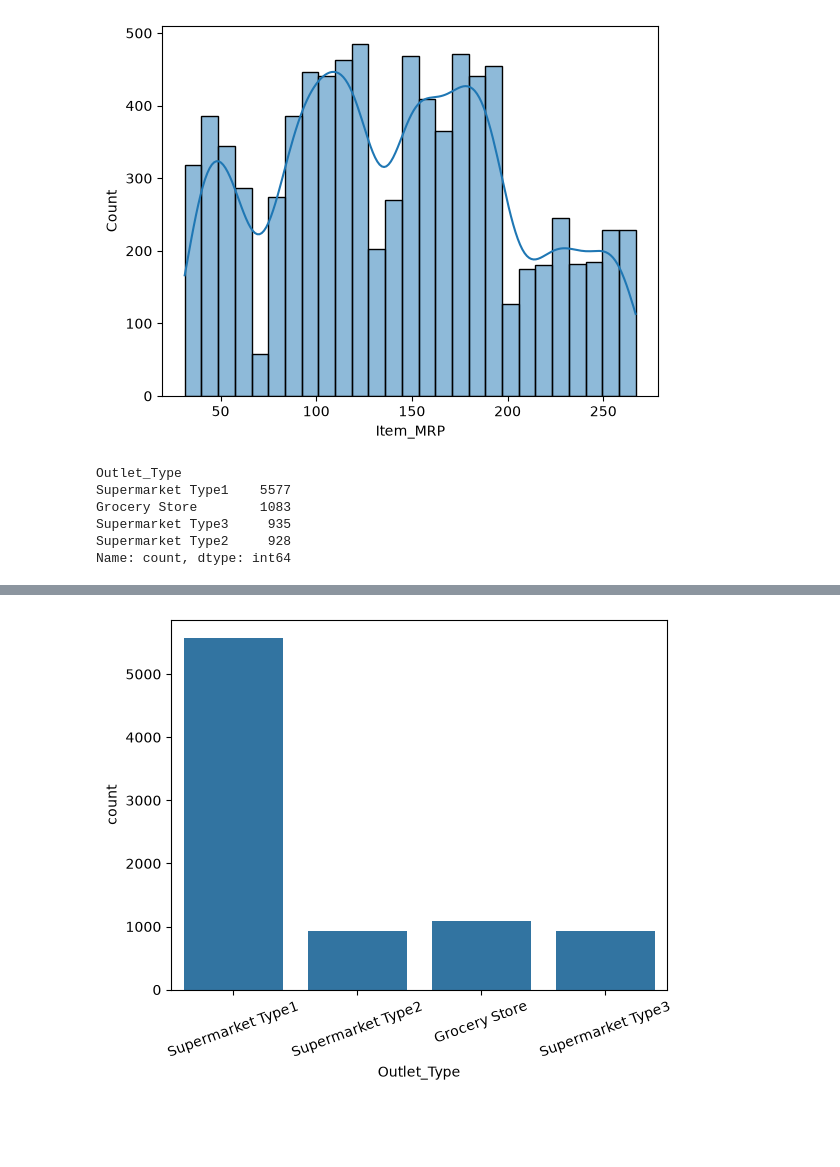
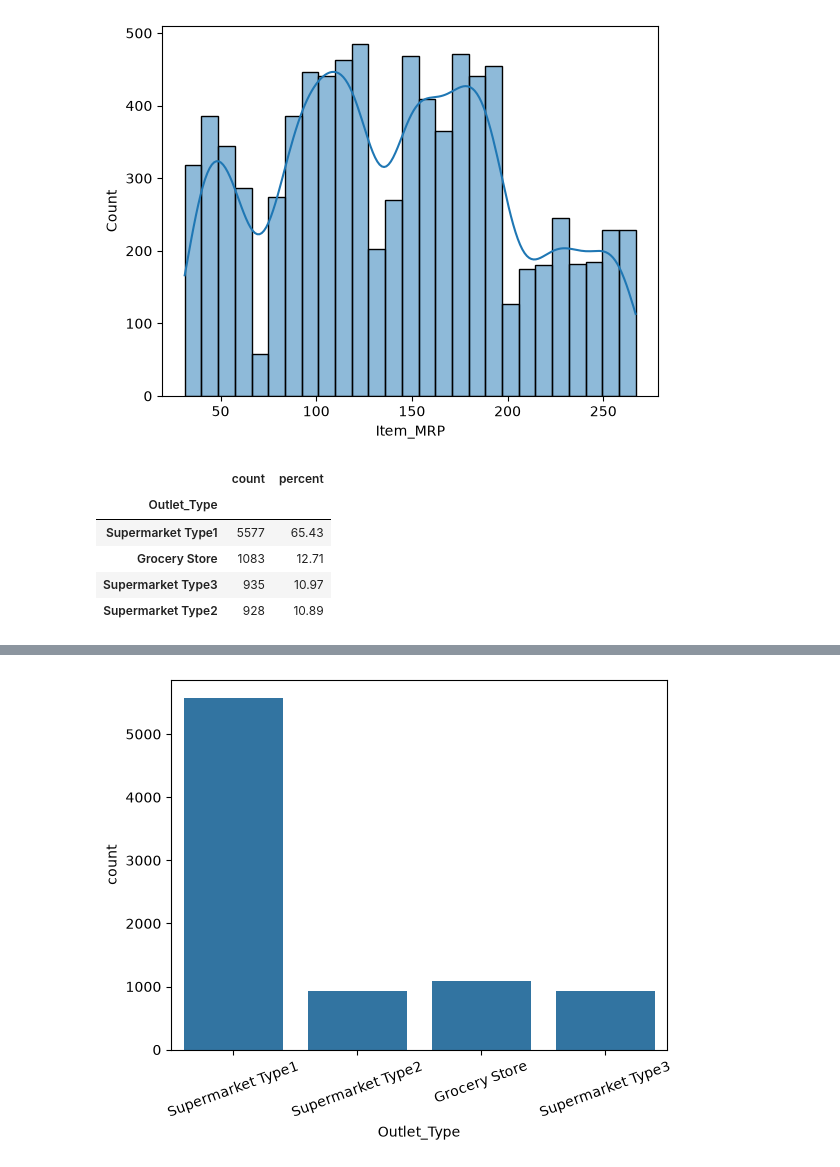
Before and after one commit to advikdivekar/statsmart, a Jupyter notebook: notebooks/01_eda.ipynb, the cells around one changed output, grey strips where cells are left out. Cells and saved outputs as stored; diff of their text form; code cells hidden in the pictures; blank space fills up the shorter version.

```diff
--- a/notebooks/01_eda.ipynb
+++ b/notebooks/01_eda.ipynb
@@ -174,11 +202,11 @@ plt.show()
 # %% [output]
 [figure]
 # %%
-df['Outlet_Type'].value_counts()
+counts_table(df['Outlet_Type'])
 # %% [output]
-Outlet_Type
-Supermarket Type1    5577
-Grocery Store        1083
-Supermarket Type3     935
-Supermarket Type2     928
-Name: count, dtype: int64
+|  | count | percent |
+| Outlet_Type |  |  |
+| Supermarket Type1 | 5577 | 65.43 |
+| Grocery Store | 1083 | 12.71 |
+| Supermarket Type3 | 935 | 10.97 |
+| Supermarket Type2 | 928 | 10.89 |
```
Also changed, not shown: parts of 49 cells of this notebook.
